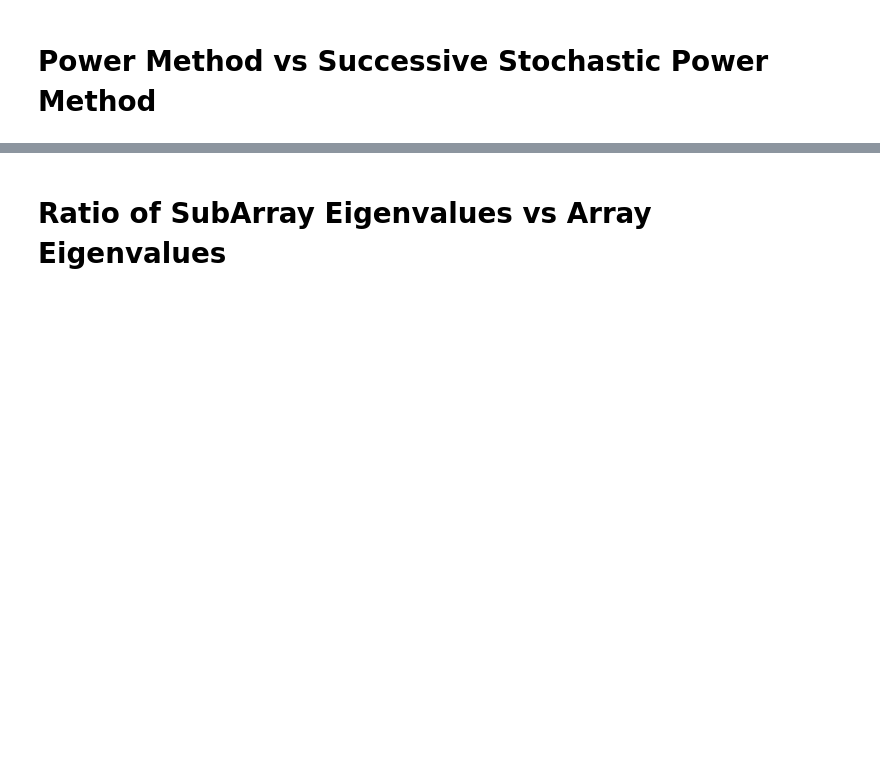
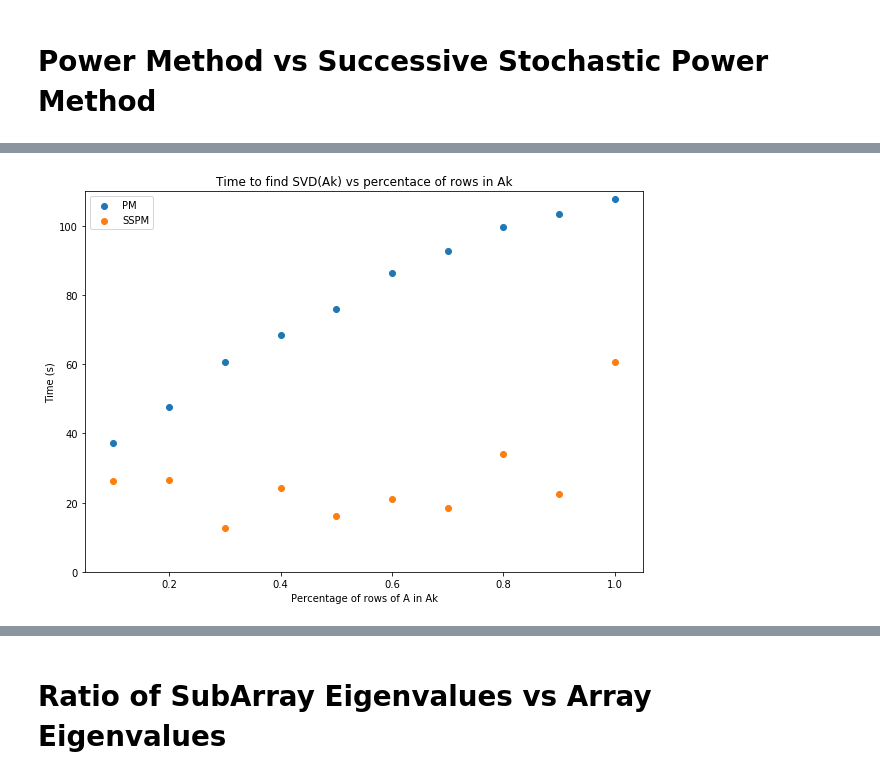
Before and after one commit to TNonet/lmdec_research, a Jupyter notebook: PowerMethod Growing Matrix.ipynb, the cells around one changed output, grey strips where cells are left out. Saved outputs shown, nothing was run; the diff lists cells and outputs as text; code cells hidden in the pictures; blank space fills up the shorter version.

```diff
--- a/PowerMethod Growing Matrix.ipynb
+++ b/PowerMethod Growing Matrix.ipynb
@@ -19,8 +19,2 @@ m, n = snp_array.shape
 # %% [markdown]
 # Power Method vs Successive Stochastic Power Method
-# %%
-PM1 = PowerMethod(max_iter = 50, k=10, buffer = 20, tol=1e-4, scoring_method='rmse')
-U, S, V = PM1.svd(snp_array)
-print('U.shape: ', U.shape)
-print('S.shape: ', S.shape)
-print('V.shape: ', V.shape)
@@ -52,0 +21,27 @@ PM1.tol_iterations
+# %%
+k = 10
+maxiter = 50
+b=10
+tol_limit = 1e-6
+score = 'q-vals'
+f = .1
+# %%
+PM_results = {'SVD': [], 'PM': []}
+vec_t = k + b
+n, p = snp_array.shape
+partitions = array_constant_partition((n, p), p=f, min_size=vec_t)
+first, *partitions = partitions
+sub_array = snp_array[first, :]
+for i in range(0, 10):
+    print(i)
+    _PM = PowerMethod(max_iter=maxiter, k=k, buffer=b,
+                      tol=tol_limit, scoring_method=score, track_metrics=True)
+
+    U, S, V = _PM.svd(sub_array)
+    PM_results['SVD'].append([U, S, V])
+    PM_results['PM'].append(_PM)
+    print(_PM.time)
+    try:
+        sub_array = da.vstack([sub_array, snp_array[partitions[i], :]])
+    except:
+        break
@@ -52,0 +72,14 @@ PM1.tol_iterations
+# %%
+times = [i.time for i in PM_results['PM']]
+perc = np.linspace(.1, 1, 10)
+fig = plt.figure(figsize=(10,7))
+plt.scatter(perc, times, label = 'PM')
+plt.scatter(perc, SSPM.time_iterations, label = 'SSPM')
+plt.legend()
+plt.title('Time to find SVD(Ak) vs percentace of rows in Ak')
+plt.ylabel("Time (s)")
+plt.xlabel('Percentage of rows of A in Ak')
+plt.ylim(0, 110)
+plt.show()
+# %% [output]
+[figure, added]
```
Also changed, not shown: parts of 37 cells of this notebook, 57 other files.
